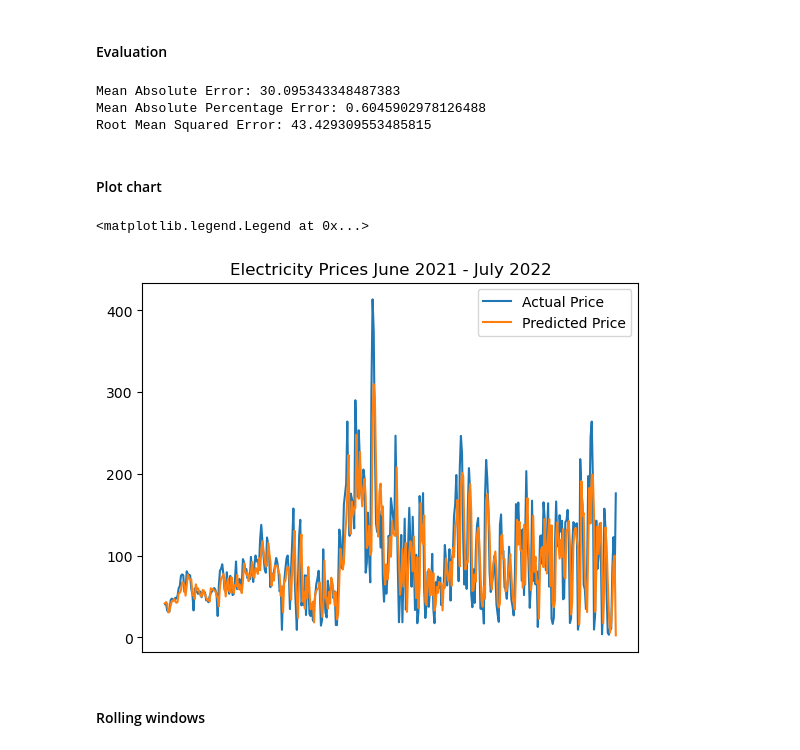
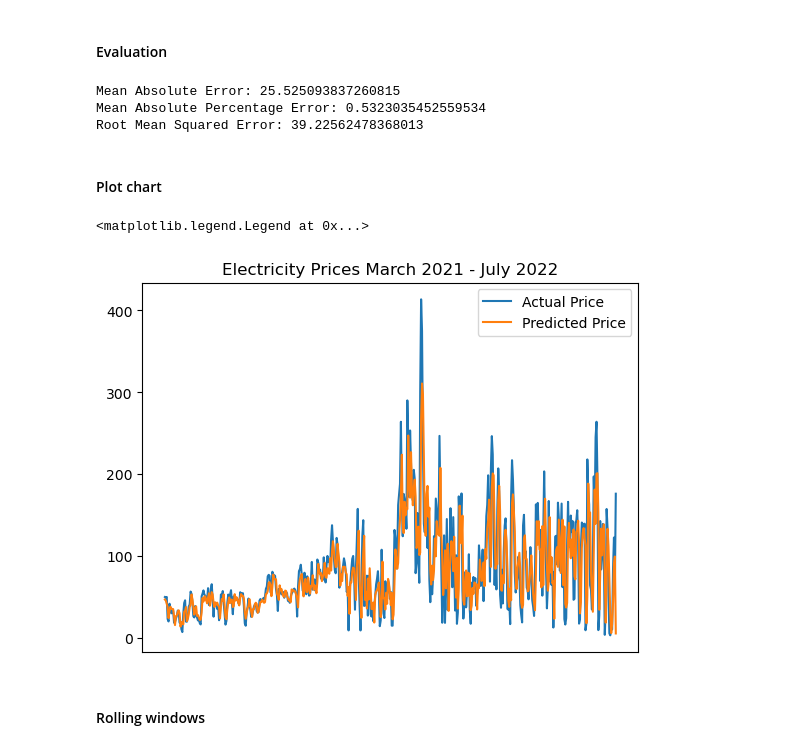
Before and after one commit to Joagai23/EPF, a Jupyter notebook: EPF - Linear Regression.ipynb, the cells around one changed output. Drawn from its saved outputs; the diff is of its cells as text; code cells hidden in the pictures.

```diff
--- a/EPF - Linear Regression.ipynb
+++ b/EPF - Linear Regression.ipynb
@@ -50,7 +50,7 @@ X, Y = epf.iloc[:,1:].values, epf.iloc[:,:1].values
 # %% [markdown]
 #### Divide the data between training and testing
 # %%
-X_train, X_test, Y_train, Y_test = train_test_split(X, Y, test_size = 0.20, shuffle = False)
+X_train, X_test, Y_train, Y_test = train_test_split(X, Y, test_size = 0.25, shuffle = False)
 # %% [markdown]
 #### Perform training
 # %%
@@ -70,25 +70,25 @@ print("Mean Absolute Error:", metrics.mean_absolute_error(Y_test, Y_predict))
 print("Mean Absolute Percentage Error:", metrics.mean_absolute_percentage_error(Y_test, Y_predict))
 print("Root Mean Squared Error:", np.sqrt(metrics.mean_squared_error(Y_test, Y_predict)))
 # %% [output]
-Mean Absolute Error: 30.095343348487383
-Mean Absolute Percentage Error: 0.6045902978126488
-Root Mean Squared Error: 43.429309553485815
+Mean Absolute Error: 25.525093837260815
+Mean Absolute Percentage Error: 0.5323035452559534
+Root Mean Squared Error: 39.22562478368013
 # %% [markdown]
 #### Plot chart
 # %%
 fig = plt.figure()
 
 plt.plot(Y_test)
 plt.plot(Y_predict)
 plt.grid(False)
 plt.xticks([])
 
-plt.title('Electricity Prices June 2021 - July 2022')
+plt.title('Electricity Prices March 2021 - July 2022')
 
 plt.legend(['Actual Price', 'Predicted Price'])
 # %% [output]
 <matplotlib.legend.Legend at 0x...>
-[figure, old version]
+[figure, new version]
 # %% [markdown]
 #### Rolling windows
 # %%
```
Also changed, not shown: parts of 2 cells of this notebook.
